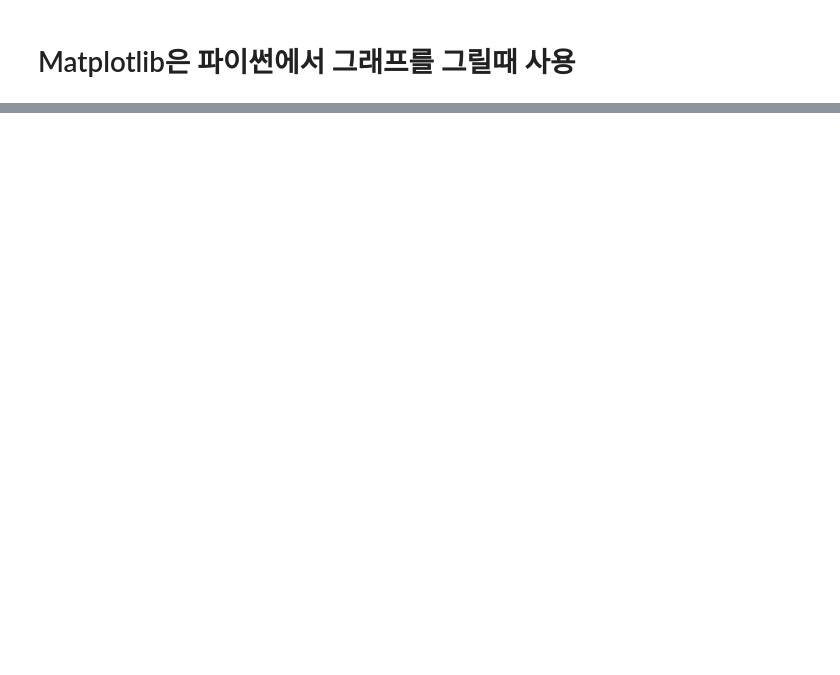
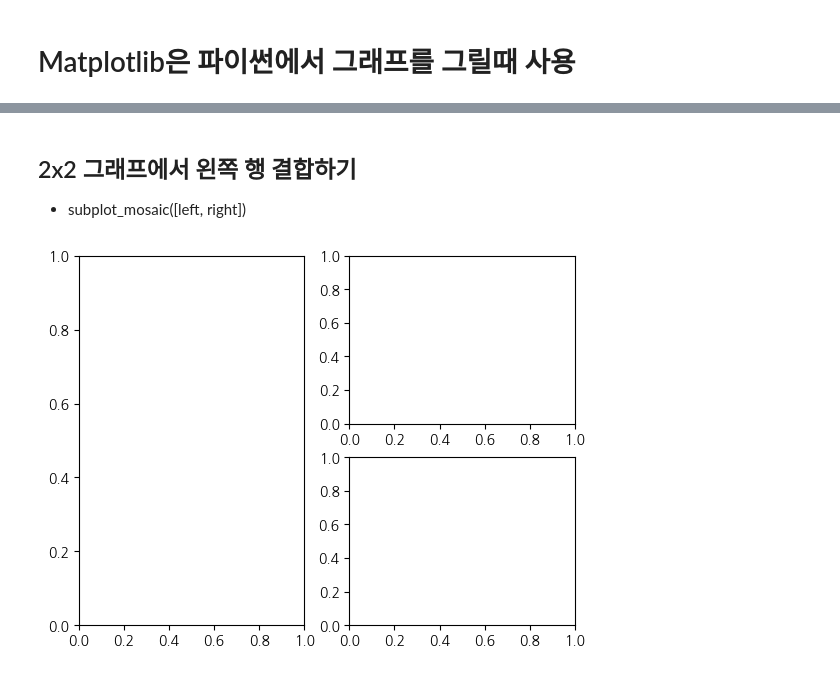
Before and after one commit to akafintech/fintech_service_2nd_aka, a Jupyter notebook: 05MACHINE_LEARNING/04_matplotlib_사용법.ipynb, the cells around one changed output, grey strips where cells are left out. Cells and saved outputs as stored; diff of their text form; code cells hidden in the pictures; blank space fills up the shorter version.

```diff
--- a/05MACHINE_LEARNING/04_matplotlib_사용법.ipynb
+++ b/05MACHINE_LEARNING/04_matplotlib_사용법.ipynb
@@ -8,0 +45,8 @@ https://plotly.com/python/
+# %% [markdown]
+## 2x2 그래프에서 왼쪽 행 결합하기
+* subplot_mosaic([left, right])
+# %%
+fig, axes = plt.subplot_mosaic([['left', 'right_top'], ['left','right_bottom']])
+plt.show()
+# %% [output]
+[figure, added]
```
Also changed, not shown: parts of 33 cells of this notebook, 2 other files.
